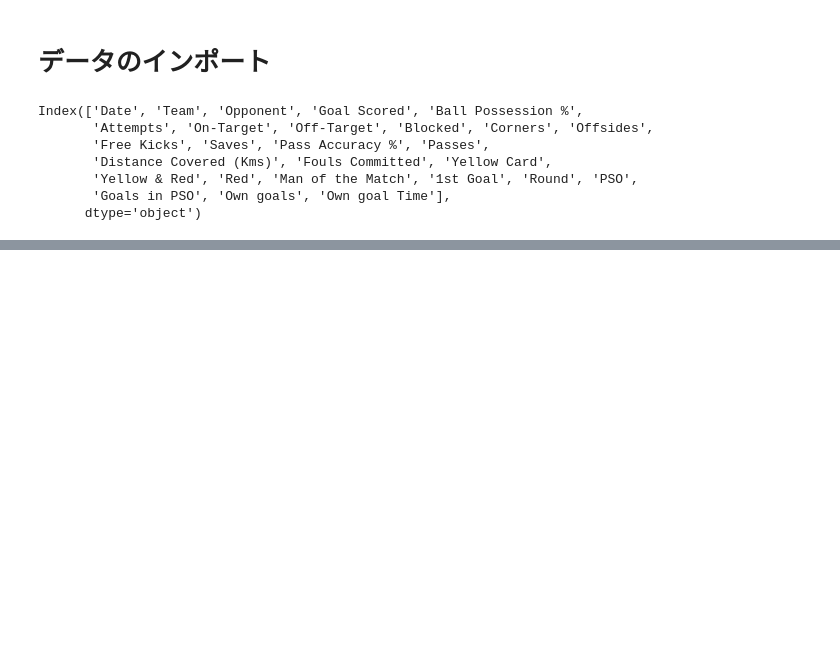
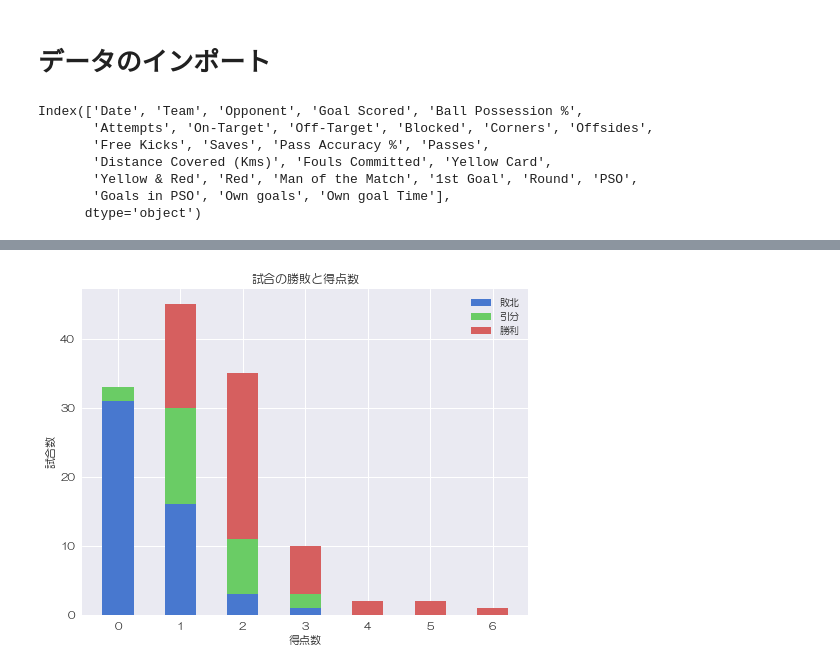
Before and after one commit to ryusugimoto/testdata, a Jupyter notebook: sugimoto.ipynb, the cells around one changed output, grey strips where cells are left out. Cells and saved outputs as stored; diff of their text form; code cells hidden in the pictures; blank space fills up the shorter version.

```diff
--- a/sugimoto.ipynb
+++ b/sugimoto.ipynb
@@ -6,3 +3,25 @@ import numpy as np
+# %%
+import pandas as pd
+import pandas_profiling as pdp
+from IPython.display import display
+import dask.dataframe as dd
+import numpy as np
+import seaborn as sns
+import matplotlib.pyplot as plt
+import datetime
+import matplotlib.ticker as ticker
+import docker
+import psycopg2
+import itertools
+from mpl_toolkits.mplot3d import Axes3D
+from sklearn.metrics import confusion_matrix, accuracy_score
+from sklearn.linear_model import LogisticRegression
+from sklearn.preprocessing import StandardScaler
+from sklearn.model_selection import train_test_split
+from sklearn.ensemble import RandomForestClassifier
+sns.set(style="darkgrid", palette="muted", color_codes=True)
+plt.rcParams['font.family']='HGMaruGothicMPRO'
+%matplotlib inline
 # %% [markdown]
 # データのインポート
 # %%
@@ -24,6 +61,6 @@ o_e = data.index%2
 o_e = o_e.to_frame().rename(columns={0:'o_e'}).reset_index(drop=True)
 data['o_e'] = o_e
 # %%
-data = data.merge(data.shift(1).where(data['o_e'].astype(bool),data.shift(-1))
-                  ,left_index=True,right_index=True,suffixes=('_Team','_Opponent'))
+matchdata = data.merge(data.shift(1).where(data['o_e'].astype(bool),data.shift(-1))
+                  ,left_index=True,right_index=True,suffixes=('_win','_lose'))
 # %%
@@ -113,0 +86,4 @@ data[data['Goal Scored_Team'] == data['Goal Scored_Opponent']]
+# %%
+matchdata = matchdata[(matchdata['Goal Scored_win'] > matchdata['Goal Scored_lose'])|
+                      ((matchdata['PSO_win']=='Yes')&(matchdata['Goals in PSO_win'] > matchdata['Goals in PSO_lose']))|
+                      ((matchdata['o_e_win'] == 0)&(matchdata['PSO_win']=='No')&(matchdata['Goal Scored_win'] == matchdata['Goal Scored_lose']))]
@@ -113,0 +120,13 @@ data[data['Goal Scored_Team'] == data['Goal Scored_Opponent']]
+# %%
+fig = plt.figure(figsize=(8,6))
+plt.title('試合の勝敗と得点数')
+plt.xlabel('得点数')
+plt.ylabel('試合数')
+plt.hist((matchdata[matchdata['Goal Scored_win']>matchdata['Goal Scored_lose']]['Goal Scored_lose'],
+          matchdata[matchdata['Goal Scored_win']==matchdata['Goal Scored_lose']]['Goal Scored_win'].append(matchdata[matchdata['Goal Scored_win']==matchdata['Goal Scored_lose']]['Goal Scored_lose']),
+          matchdata[matchdata['Goal Scored_win']>matchdata['Goal Scored_lose']]['Goal Scored_win']),
+          histtype='barstacked',bins=np.arange(-0.25,6.75,0.5))
+plt.legend(['敗北','引分','勝利'])
+plt.show()
+# %% [output]
+[figure, added]
```
Also changed, not shown: parts of 19 cells of this notebook.
